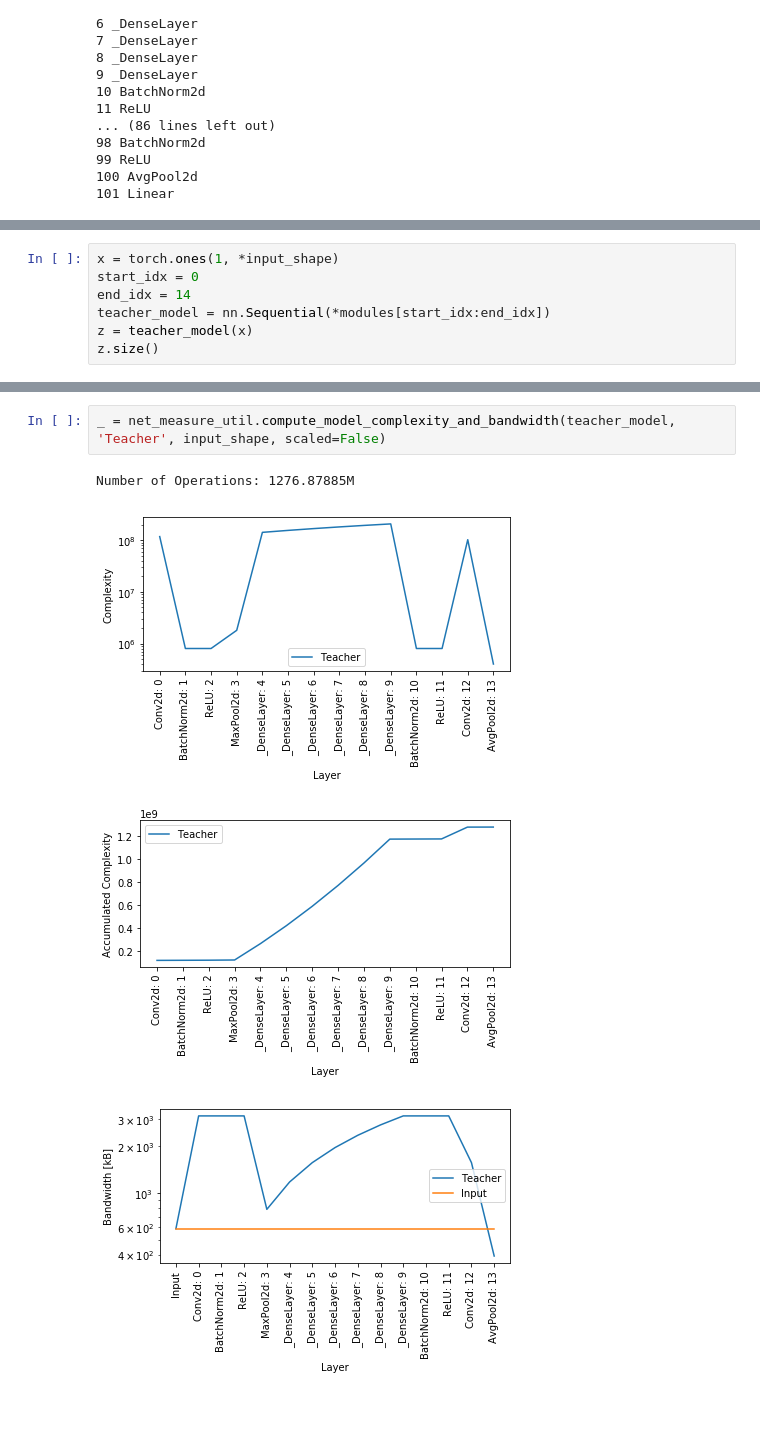
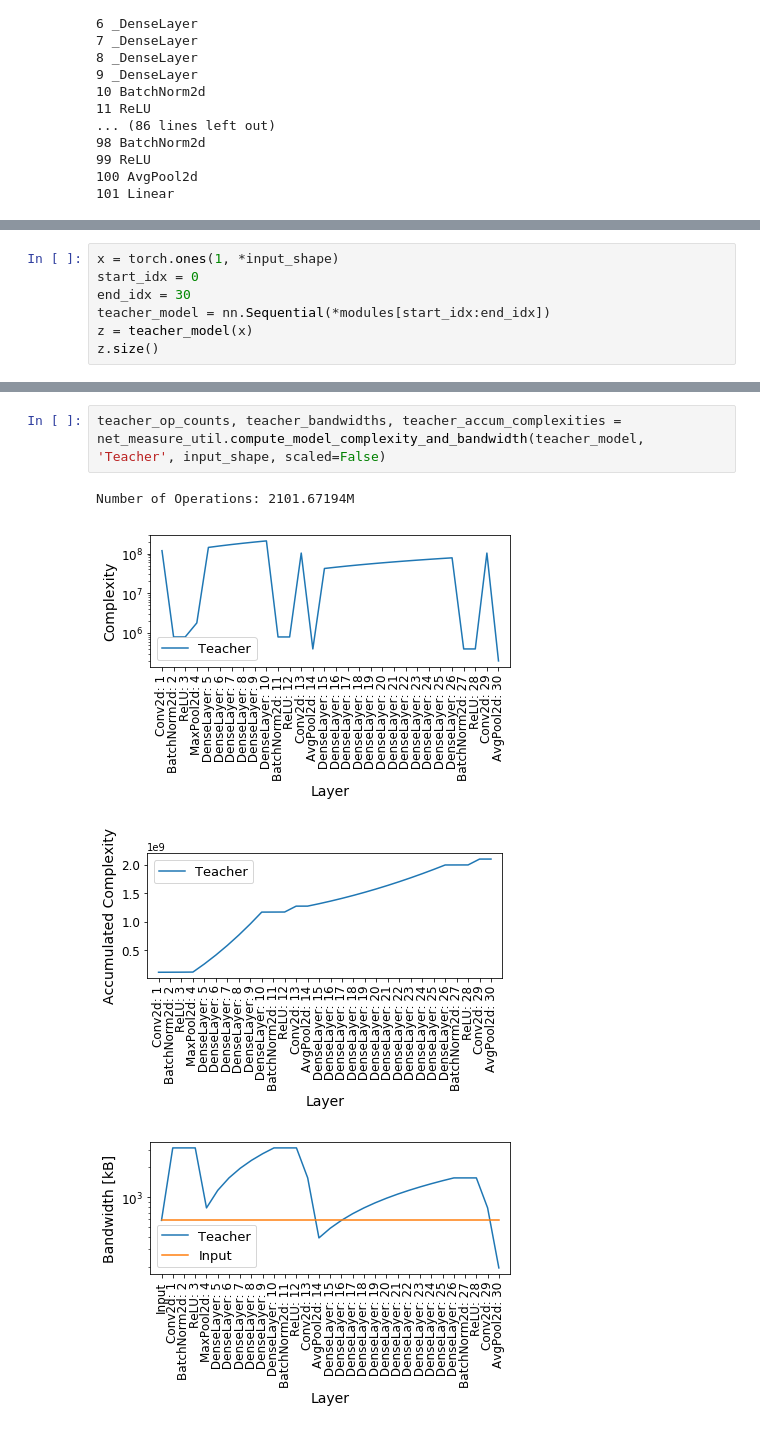
Before and after one commit to yoshitomo-matsubara/head-network-distillation, a Jupyter notebook: src/splittable_point_finder.ipynb, the cells around one changed output, grey strips where cells are left out. Saved outputs shown, nothing was run; the diff lists cells and outputs as text.

```diff
--- a/src/splittable_point_finder.ipynb
+++ b/src/splittable_point_finder.ipynb
@@ -63,7 +54,7 @@ def find_bottleneck_layers(x, start_idx, modules):
 # %%
 x = torch.ones(1, *input_shape)
 start_idx = 0
-end_idx = 14
+end_idx = 30
 teacher_model = nn.Sequential(*modules[start_idx:end_idx])
 z = teacher_model(x)
 z.size()
@@ -118,7 +120,7 @@ Number of Operations: 3399.00887M
 # %%
-_ = net_measure_util.compute_model_complexity_and_bandwidth(teacher_model, 'Teacher', input_shape, scaled=False)
+teacher_op_counts, teacher_bandwidths, teacher_accum_complexities = net_measure_util.compute_model_complexity_and_bandwidth(teacher_model, 'Teacher', input_shape, scaled=False)
 # %% [output]
-Number of Operations: 1276.87885M
+Number of Operations: 2101.67194M
-[figure, old version]
+[figure, new version]
-[figure, old version]
+[figure, new version]
-[figure, old version]
+[figure, new version]
```
Also changed, not shown: parts of 15 cells of this notebook.
